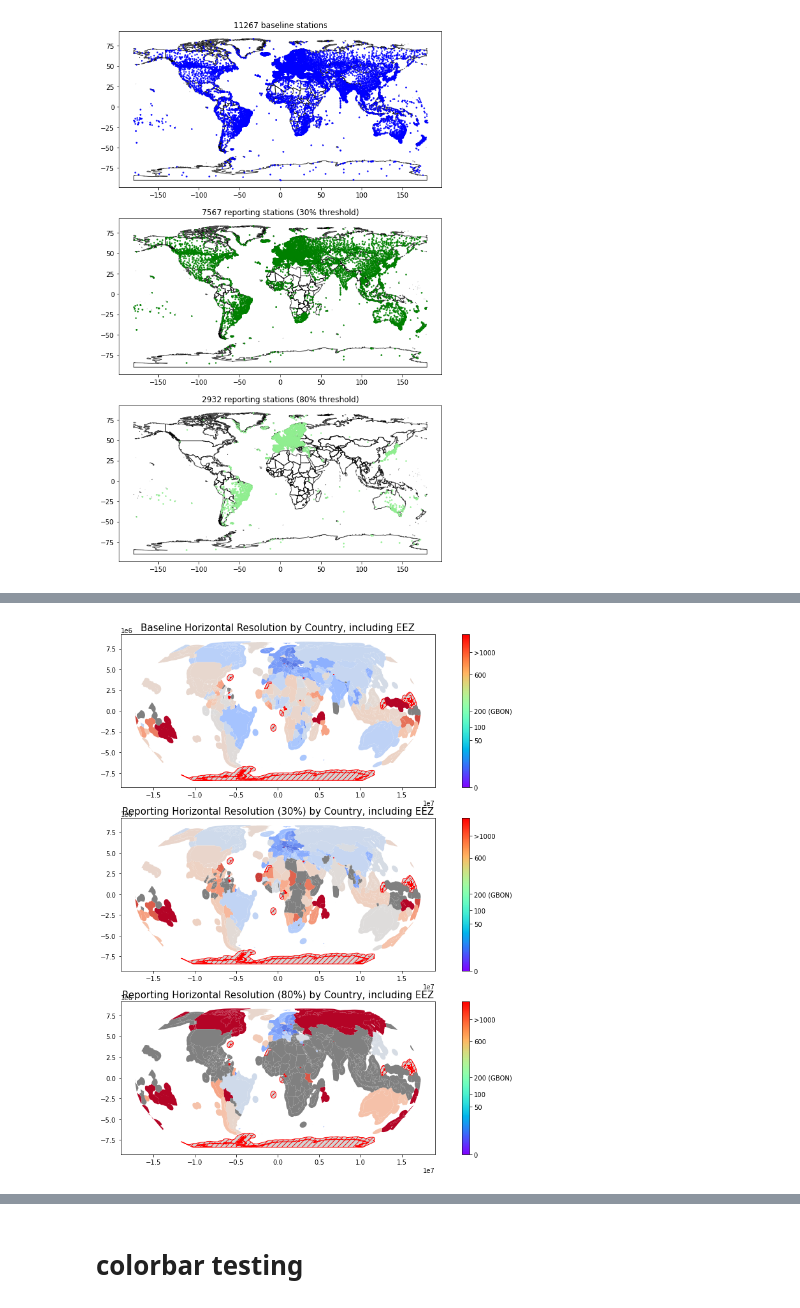
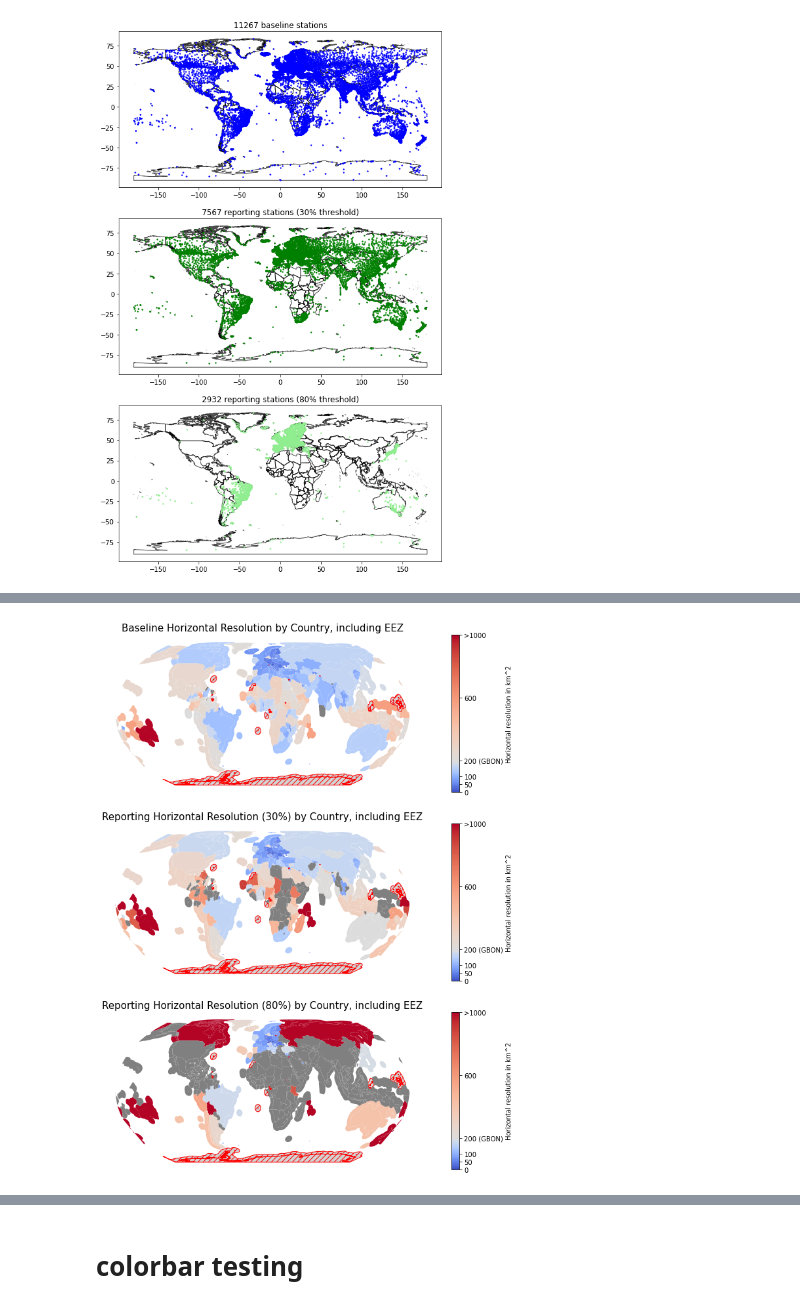
Before and after one commit to kurt-hectic/wmo-notebooks, a Jupyter notebook: GBON HR definitions.ipynb, the cells around one changed output, grey strips where cells are left out. Drawn from its saved outputs; the diff is of its cells as text; code cells hidden in the pictures.

```diff
--- a/GBON HR definitions.ipynb
+++ b/GBON HR definitions.ipynb
@@ -274,15 +284,0 @@ nr far EEZ 0
-# %%
-def calculate_HR(gdf_stations,gdf_world,fieldname="HR"):
-    gdf_world = gdf_world.copy()
-    # compute crude country level HR ( land area / nr stations  )
-    stations_by_country = gpd.sjoin(gdf_stations,gdf_world,op="within",how="inner").groupby("index_right").TERR_NAME.count()
-
-    gdf_world = gdf_world.join(stations_by_country.rename("nr_stations_"+fieldname))
-    gdf_world[fieldname] = np.sqrt(gdf_world.surface_area_total_km2) / np.sqrt(gdf_world["nr_stations_"+fieldname])
-
-    return gdf_world
-
-gdf_world_area_stations = calculate_HR(gdf_baseline,gdf_world_area,"HR_baseline")
-gdf_world_area_stations = calculate_HR(gdf_reporting,gdf_world_area_stations,"HR_reporting_30")
-gdf_world_area_stations = calculate_HR(gdf_reporting_2,gdf_world_area_stations,"HR_reporting_80")
-gdf_world_area_stations.head()
@@ -297,60 +314,62 @@ gdf_world_area_stations.head()
 # %%
 fig,(ax1,ax2,ax3) = plt.subplots(3,1,figsize=(15,15))
 
 def plot_HR(df,column,title,ax):
     """Plots the HR indicated in `column` into the map passed in `df`.
     The EEZ of the country are also plotted in the same color.
     Non-WMO Member states are plotted in grey with red borders.
     WMO Members with zero HR are shown black
     """
 
+    # join data to member info
+    df = gdf_world_area.join(df[column],how="left")
 
-    missing = {   "color": "lightgrey", "edgecolor": "red",
-                   "hatch": "///", "label": "Missing values" }
-
-    min_hr = df[column].min()
-    max_hr = df[column].max()
-
-    cmap="coolwarm"
-    norm = TwoSlopeNorm(vmin=0, vcenter=200., vmax=1000)
-
-
+    # select members to print
     idx_member = df.STATUS == "WMO Member"
     wmo_members = df[idx_member].index.values
 
     idx_missing = ( df[column].isna() & idx_member )
 
+    # plot config
+    missing = {   "color": "lightgrey", "edgecolor": "red",
+                   "hatch": "///", "label": "Missing values" }
+
+    #min_hr = df[column].min()
+    #max_hr = df[column].max()
+
+    cmap="coolwarm"
+    norm = colors.TwoSlopeNorm(vmin=0, vcenter=200., vmax=1000)
+    cbar = plt.cm.ScalarMappable(norm=norm, cmap=cmap)
+
+    # plot countries
     df[idx_member].to_crs("+proj=eqearth").plot(column=column, legend=False, cmap=cmap, norm=norm, ax=ax )
     df[~df.index.isin(wmo_members)].to_crs("+proj=eqearth").plot(ax=ax, **missing) #plot non Members
     df[idx_missing].to_crs("+proj=eqearth").plot(facecolor="grey",ax=ax)
 
-    #missing_kwds=missing
+    # add HR info to EEZ geodataframe
+    df_eez = gdf_eez.join(df[column],how='inner')
+    idx_member = df_eez.index.isin(wmo_members)
+    idx_missing = ( df_eez[column].isna() & idx_member )
 
+    # plot EEZ
+    df_eez[idx_member].to_crs("+proj=eqearth").plot(column=column, legend=False, cmap=cmap, norm=norm, ax=ax)
+    df_eez[~idx_member].to_crs("+proj=eqearth").plot(ax=ax,**missing) #plot non Members EEZ
+    df_eez[idx_missing].to_crs("+proj=eqearth").plot(facecolor="grey",ax=ax)
 
-
-    # add EEZ
-    gdf_eez_plus = gdf_eez.join(df[[column,]],how='inner')
-
-    idx_member = gdf_eez_plus.index.isin(wmo_members)
-
-    idx_missing = ( gdf_eez_plus[column].isna() & idx_member )
-
-    gdf_eez_plus[idx_member].to_crs("+proj=eqearth").plot(column=column, legend=False, cmap=cmap, norm=norm, ax=ax)
-    gdf_eez_plus[~idx_member].to_crs("+proj=eqearth").plot(ax=ax,**missing) #plot non Members EEZ
-    gdf_eez_plus[idx_missing].to_crs("+proj=eqearth").plot(facecolor="grey",ax=ax)
-
+    # configure plot
     ax.set_title(title, fontsize=15)
-
     ticks=[0,50,100,200,600,1000]
-    ax_cbar = fig.colorbar(cbar, ax=ax, ticks=ticks)
-    #ax_cbar.set_label('Horizontal resolution in km^2')
+    ax_cbar = fig.colorbar( cbar , ax=ax, ticks=ticks)
+    ax_cbar.set_label('Horizontal resolution in km^2')
     ax_cbar.ax.set_yticklabels(["0","50","100","200 (GBON)","600",">1000"])
 
-plot_HR(gdf_world_area_stations,"HR_baseline","Baseline Horizontal Resolution by Country, including EEZ",ax1)
-plot_HR(gdf_world_area_stations,"HR_reporting_30","Reporting Horizontal Resolution (30%) by Country, including EEZ",ax2)
-plot_HR(gdf_world_area_stations,"HR_reporting_80","Reporting Horizontal Resolution (80%) by Country, including EEZ",ax3)
+    ax.axis("off")
+
+plot_HR(df_analysis,"HR_baseline","Baseline Horizontal Resolution by Country, including EEZ",ax1)
+plot_HR(df_analysis,"HR_reporting_30","Reporting Horizontal Resolution (30%) by Country, including EEZ",ax2)
+plot_HR(df_analysis,"HR_reporting_80","Reporting Horizontal Resolution (80%) by Country, including EEZ",ax3)
 
 
 #plt.savefig(r'C:\TEMP\GBON-res.png')
 # %% [output]
-[figure, old version]
+[figure, new version]
```
Also changed, not shown: parts of 23 cells of this notebook.
